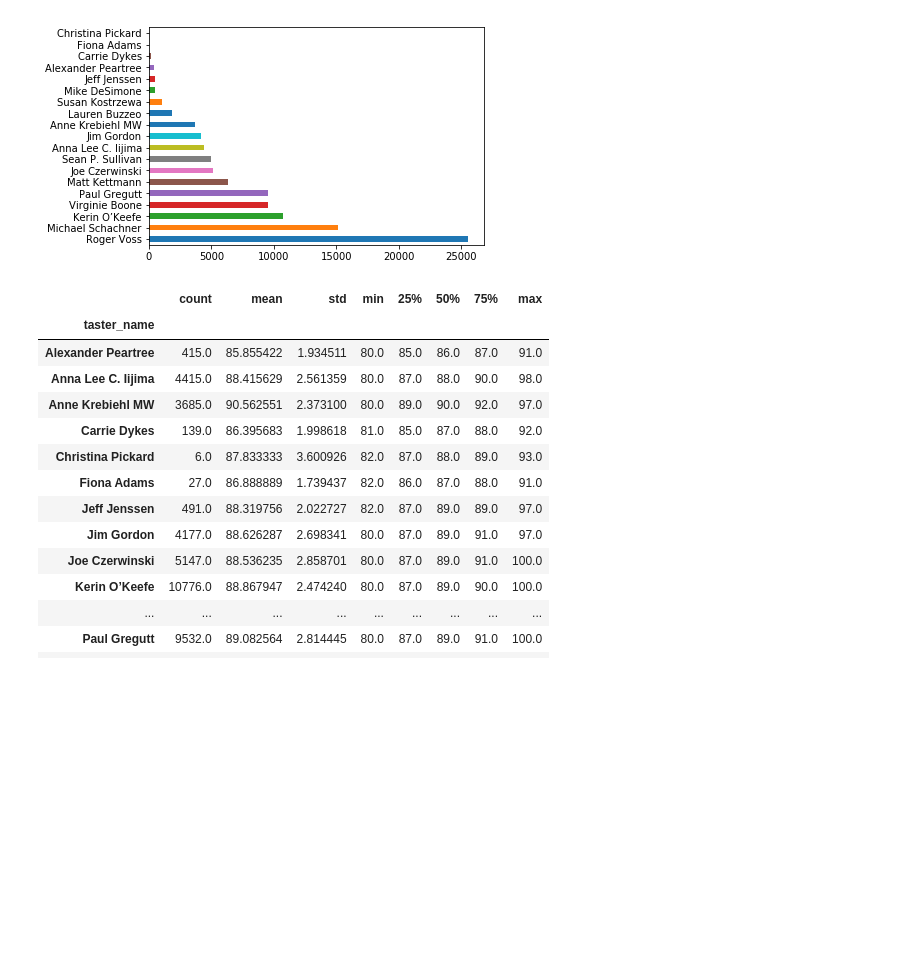
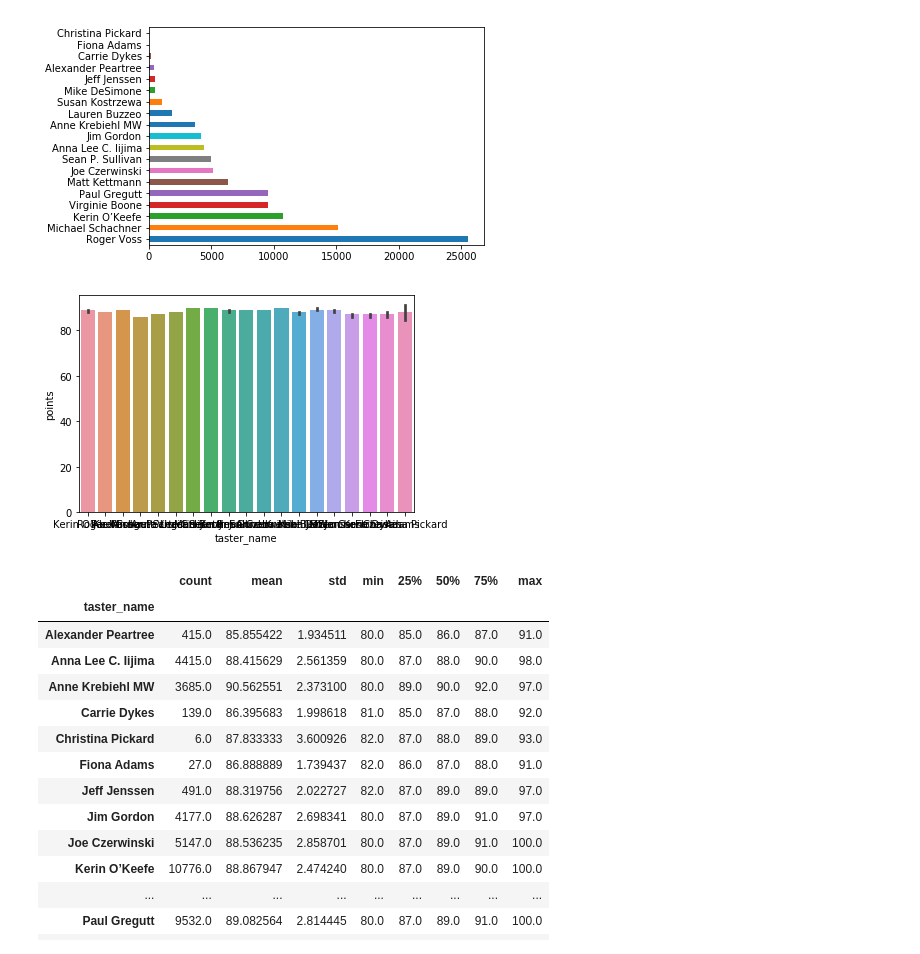
Before and after one commit to BLouie2/GA-ClassProjects, a Jupyter notebook: Wine - Final Project.ipynb, the cells around one changed output. Cells and saved outputs as stored; diff of their text form; code cells hidden in the pictures; blank space fills up the shorter version.

```diff
--- a/Wine - Final Project.ipynb
+++ b/Wine - Final Project.ipynb
@@ -287,6 +287,11 @@ tasters.plot(kind='barh')
 plt.show()
 # %% [output]
 [figure]
+# %%
+from numpy import median
+ax = sns.barplot(x = 'taster_name', y='points', data=wine , estimator=median)
+# %% [output]
+[figure, added]
 # %%
 wine.groupby(['taster_name'])['points'].describe()
 # %% [output]
```
Also changed, not shown: parts of 6 cells of this notebook.
